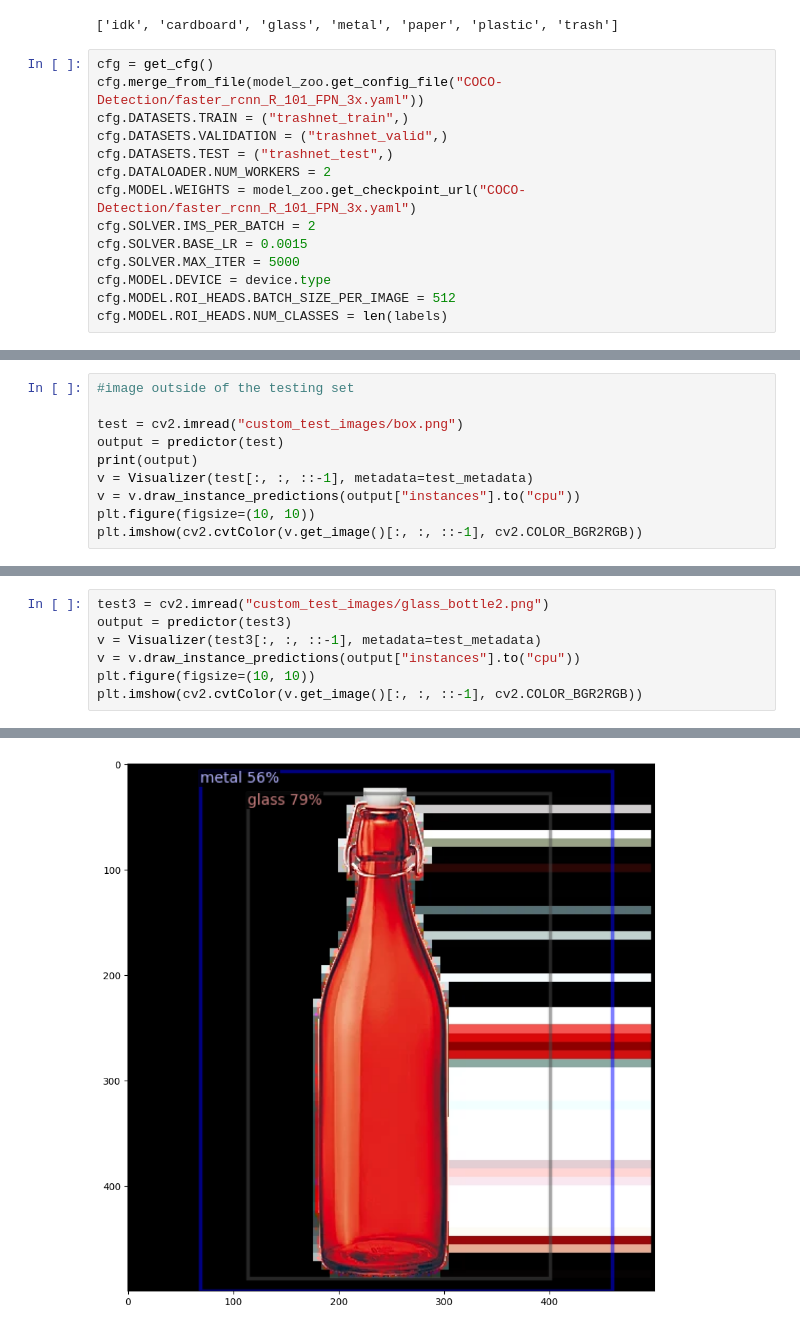
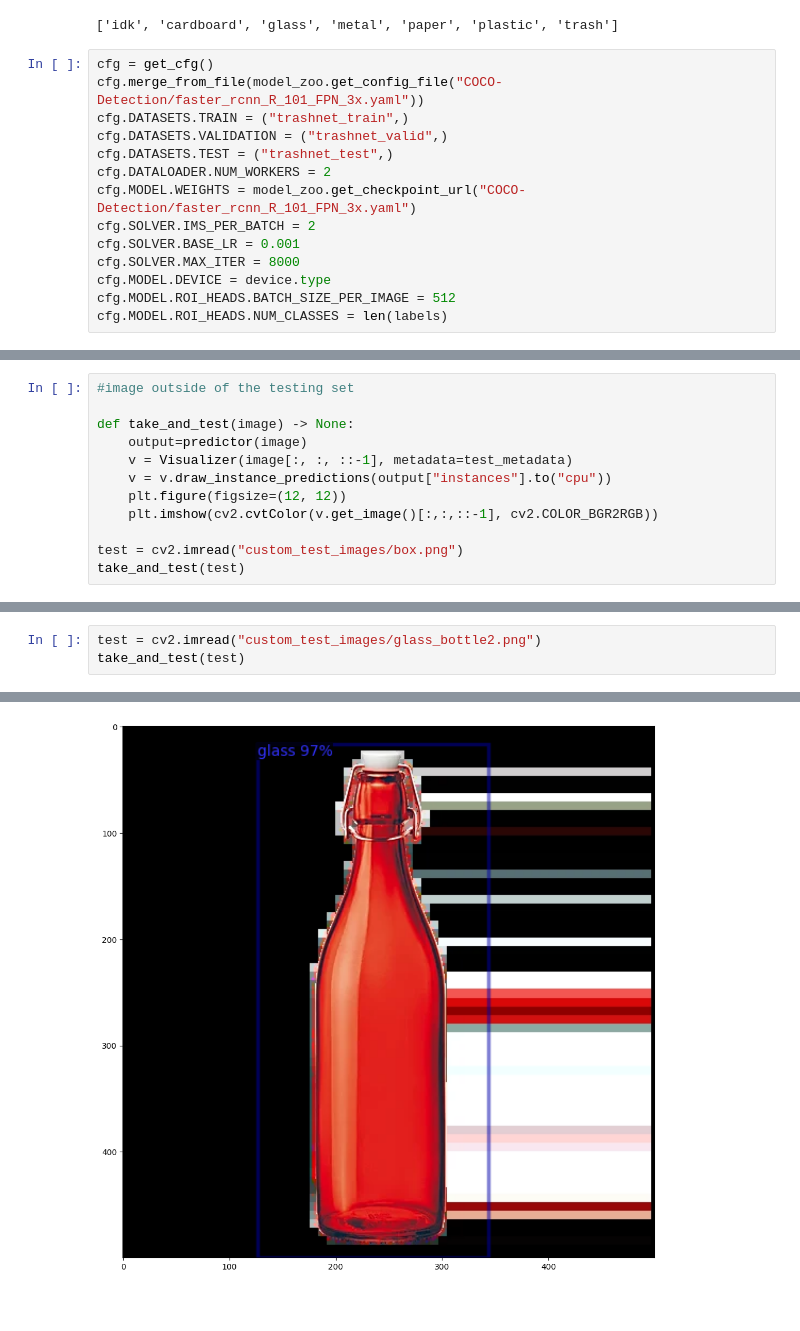
Before and after one commit to bogdanmb04/smart-rwaste-sorter, a Jupyter notebook: detectron.ipynb, the cells around one changed output, grey strips where cells are left out. Drawn from its saved outputs; the diff is of its cells as text.

```diff
--- a/detectron.ipynb
+++ b/detectron.ipynb
@@ -123,8 +123,8 @@ cfg.DATASETS.TEST = ("trashnet_test",)
 cfg.DATALOADER.NUM_WORKERS = 2
 cfg.MODEL.WEIGHTS = model_zoo.get_checkpoint_url("COCO-Detection/faster_rcnn_R_101_FPN_3x.yaml")
 cfg.SOLVER.IMS_PER_BATCH = 2
-cfg.SOLVER.BASE_LR = 0.0015
-cfg.SOLVER.MAX_ITER = 5000
+cfg.SOLVER.BASE_LR = 0.001
+cfg.SOLVER.MAX_ITER = 8000
 cfg.MODEL.DEVICE = device.type
 cfg.MODEL.ROI_HEADS.BATCH_SIZE_PER_IMAGE = 512
 cfg.MODEL.ROI_HEADS.NUM_CLASSES = len(labels)
@@ -222,11 +215,13 @@ Reusing TensorBoard on port 6006 (pid 189134), started 0:24:39 ago. (Use '!kill
 # %%
 #image outside of the testing set
 
+def take_and_test(image) -> None:
+    output=predictor(image)
+    v = Visualizer(image[:, :, ::-1], metadata=test_metadata)
+    v = v.draw_instance_predictions(output["instances"].to("cpu"))
+    plt.figure(figsize=(12, 12))
+    plt.imshow(cv2.cvtColor(v.get_image()[:,:,::-1], cv2.COLOR_BGR2RGB))
+
 test = cv2.imread("custom_test_images/box.png")
-output = predictor(test)
-print(output)
-v = Visualizer(test[:, :, ::-1], metadata=test_metadata)
-v = v.draw_instance_predictions(output["instances"].to("cpu"))
-plt.figure(figsize=(10, 10))
-plt.imshow(cv2.cvtColor(v.get_image()[:, :, ::-1], cv2.COLOR_BGR2RGB))
+take_and_test(test)
 # %% [output]
@@ -250,8 +234,4 @@ plt.imshow(cv2.cvtColor(v.get_image()[:, :, ::-1], cv2.COLOR_BGR2RGB))
 # %%
-test3 = cv2.imread("custom_test_images/glass_bottle2.png")
-output = predictor(test3)
-v = Visualizer(test3[:, :, ::-1], metadata=test_metadata)
-v = v.draw_instance_predictions(output["instances"].to("cpu"))
-plt.figure(figsize=(10, 10))
-plt.imshow(cv2.cvtColor(v.get_image()[:, :, ::-1], cv2.COLOR_BGR2RGB))
+test = cv2.imread("custom_test_images/glass_bottle2.png")
+take_and_test(test)
 # %% [output]
@@ -259 +238 @@ plt.imshow(cv2.cvtColor(v.get_image()[:, :, ::-1], cv2.COLOR_BGR2RGB))
-[figure, old version]
+[figure, new version]
```
Also changed, not shown: parts of 10 cells of this notebook.
